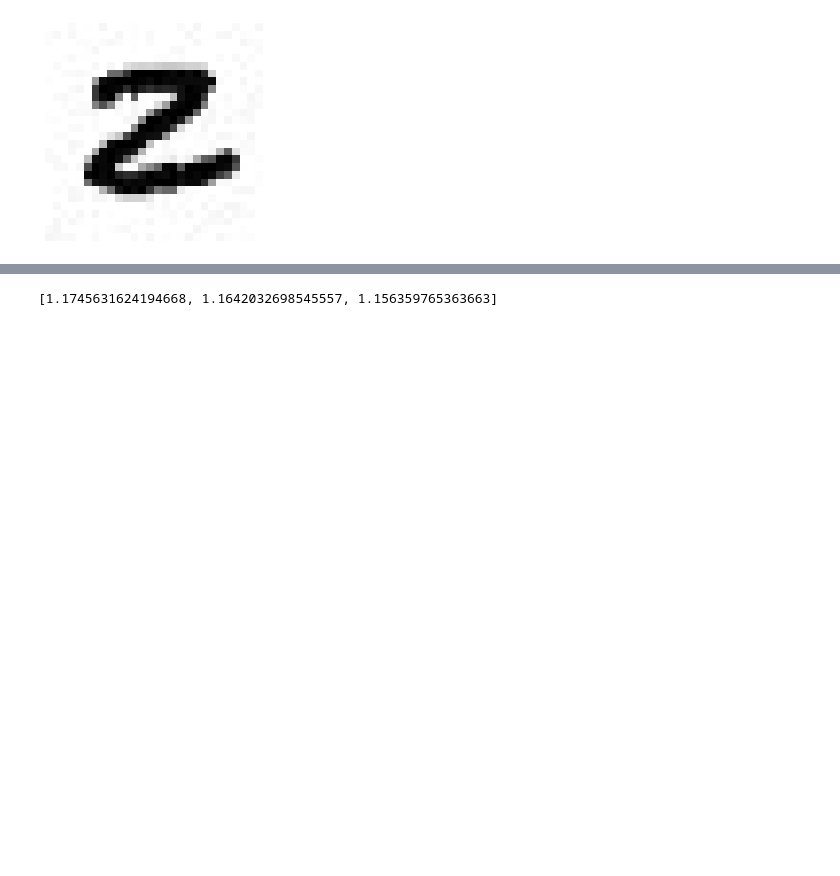
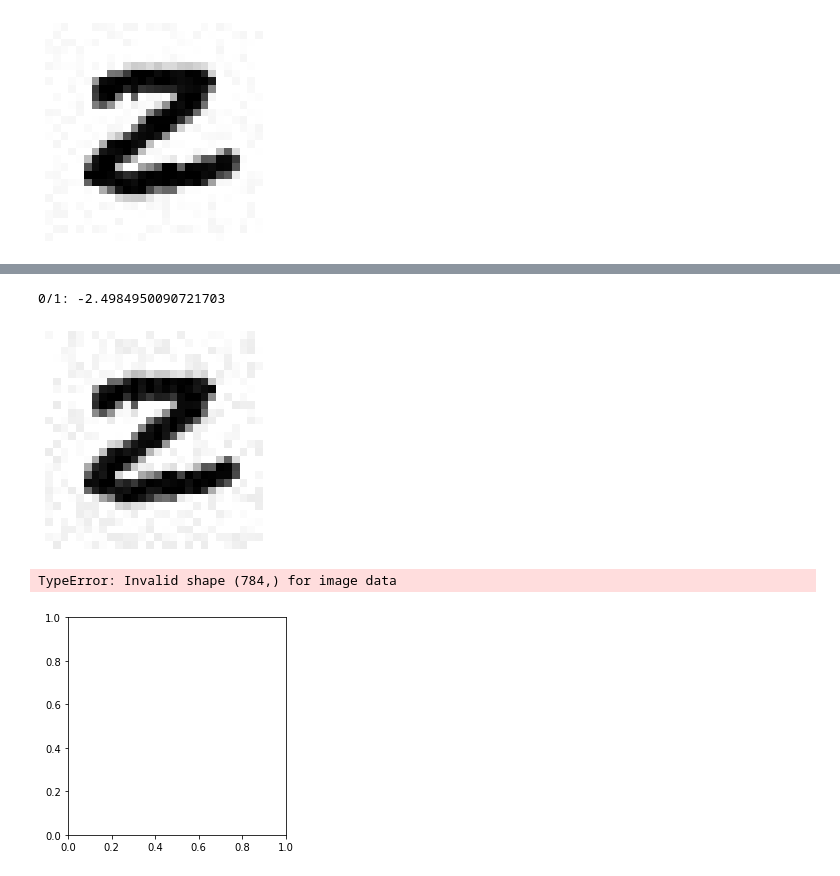
Before and after one commit to HCEspino/CS295_FinalProject, a Jupyter notebook: classifier.ipynb, the cells around one changed output, grey strips where cells are left out. Drawn from its saved outputs; the diff is of its cells as text; code cells hidden in the pictures; blank space fills up the shorter version.

```diff
--- a/classifier.ipynb
+++ b/classifier.ipynb
@@ -341,4 +470,30 @@ plt.show()
 # %%
-genetic(test_X, test_y, 3, 1, 5, 0.01, encoder)
+"""
+Original image: X
+True label: t
+Population size: N
+Maximum iterations: Imax
+Random initializaion noise range: theta
+Objective function term: epsilon
+Fitness regularization (encourage minimal perturbation): c
+Mutation noise range: mutation_theta
+Mutation probability: mutation_prob
+"Critical Gene threshold" for a pixel to be considered for mutation: beta
+Encoder: encoder
+"""
+winner = genetic(X=test_X,
+                 t=test_y,
+                 N=2,
+                 Imax=1,
+                 theta=20,
+                 epsilon=0.01,
+                 c=0.01,
+                 mutation_theta=100,
+                 mutation_prob=1.00,
+                 beta=0.0,
+                 encoder=encoder)
 # %% [output]
-[1.1745631624194668, 1.1642032698545557, 1.156359765363663]
+0/1: -2.4984950090721703
+[figure, added]
+TypeError: Invalid shape (784,) for image data
+[figure, added]
```
Also changed, not shown: parts of 10 cells of this notebook.
